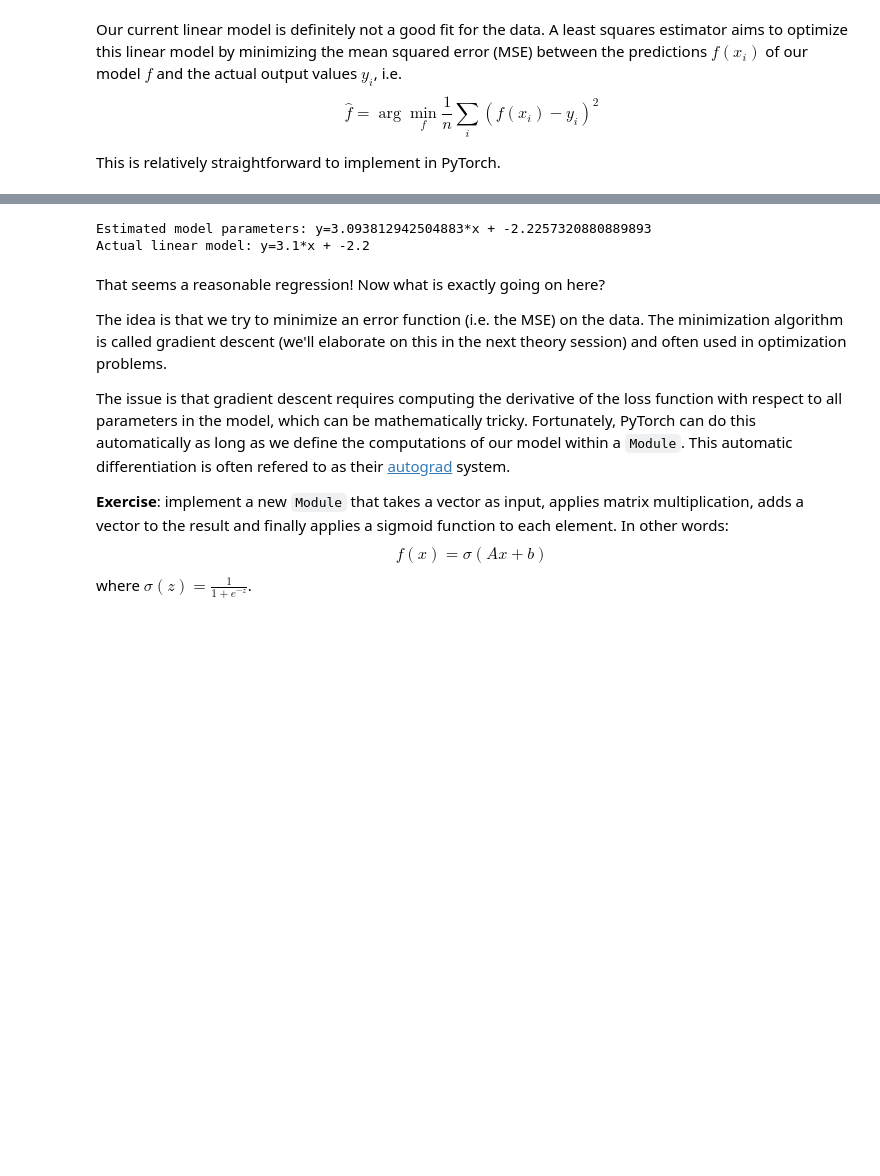
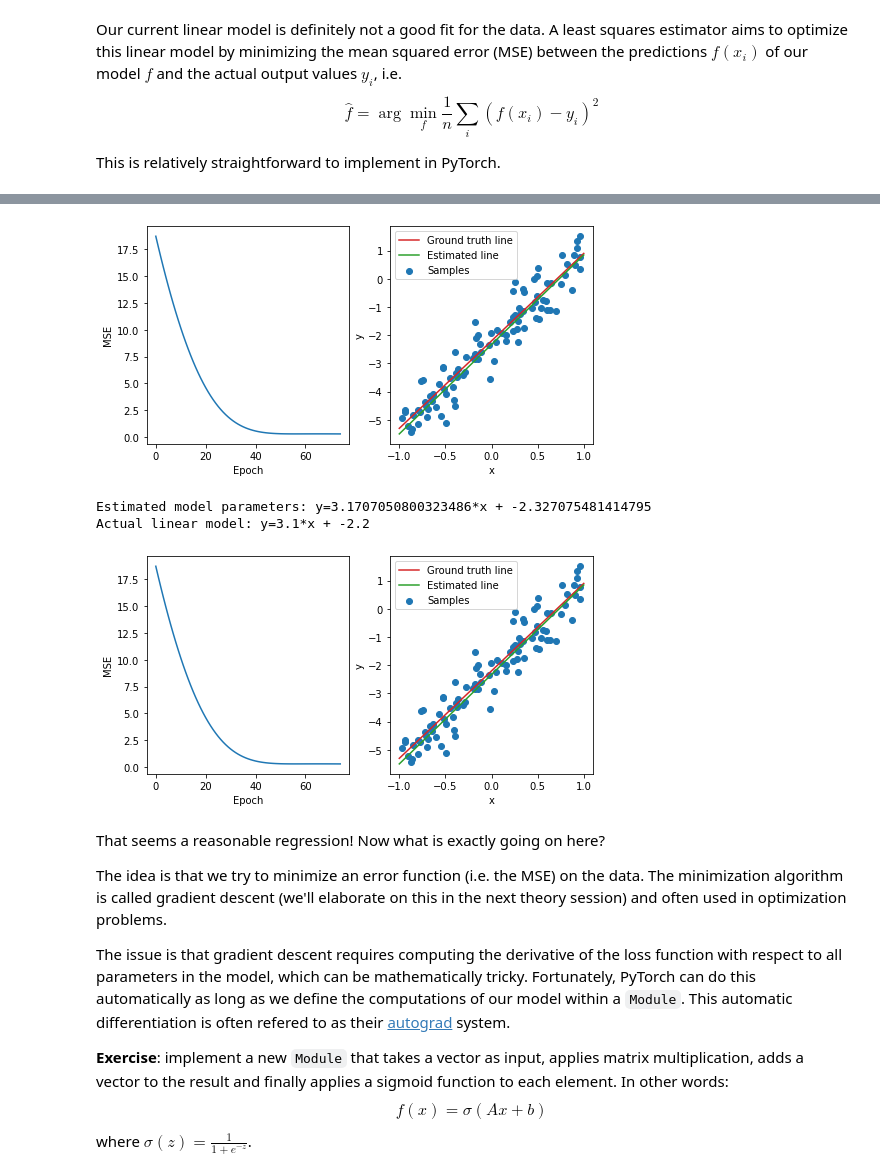
Before and after one commit to JorisRoels/deep-learning-biology, a Jupyter notebook: exercises/solutions/2020-dlb-0-intro-pytorch-solution.ipynb, the cells around one changed output, grey strips where cells are left out. Cells and saved outputs as stored; diff of their text form; code cells hidden in the pictures; blank space fills up the shorter version.

Commit message:
visualization fix in colab

```diff
--- a/exercises/solutions/2020-dlb-0-intro-pytorch-solution.ipynb
+++ b/exercises/solutions/2020-dlb-0-intro-pytorch-solution.ipynb
@@ -493,14 +508,15 @@ for epoch in range(epochs):
 
     # show error and regression throughout training
     plt.clf()
+    display.clear_output(wait=True)
     plt.subplot(1, 2, 1)
     plt.plot(epochs_rng[:epoch+1], mses[:epoch+1].detach(), 'tab:blue')
     plt.xlabel('Epoch')
     plt.ylabel('MSE')
     plt.subplot(1, 2, 2)
     show_data(x, y, f=f)
-    plt.pause(0.01)
-    fig.canvas.draw()
+    display.display(plt.gcf())
+    time.sleep(0.001)
 
 # print out results
 print(f'Estimated model parameters: y={float(f.m)}*x + {float(f.b)}')
@@ -511,5 +525,7 @@ print(f'Actual linear model: y={m_real}*x + {b_real}')
+[figure, added]
-Estimated model parameters: y=3.093812942504883*x + -2.2257320880889893
+Estimated model parameters: y=3.1707050800323486*x + -2.327075481414795
 Actual linear model: y=3.1*x + -2.2
+[figure, added]
 # %% [markdown]
 That seems a reasonable regression! Now what is exactly going on here?
 
```
Also changed, not shown: parts of 9 cells of this notebook, 1 other file.
